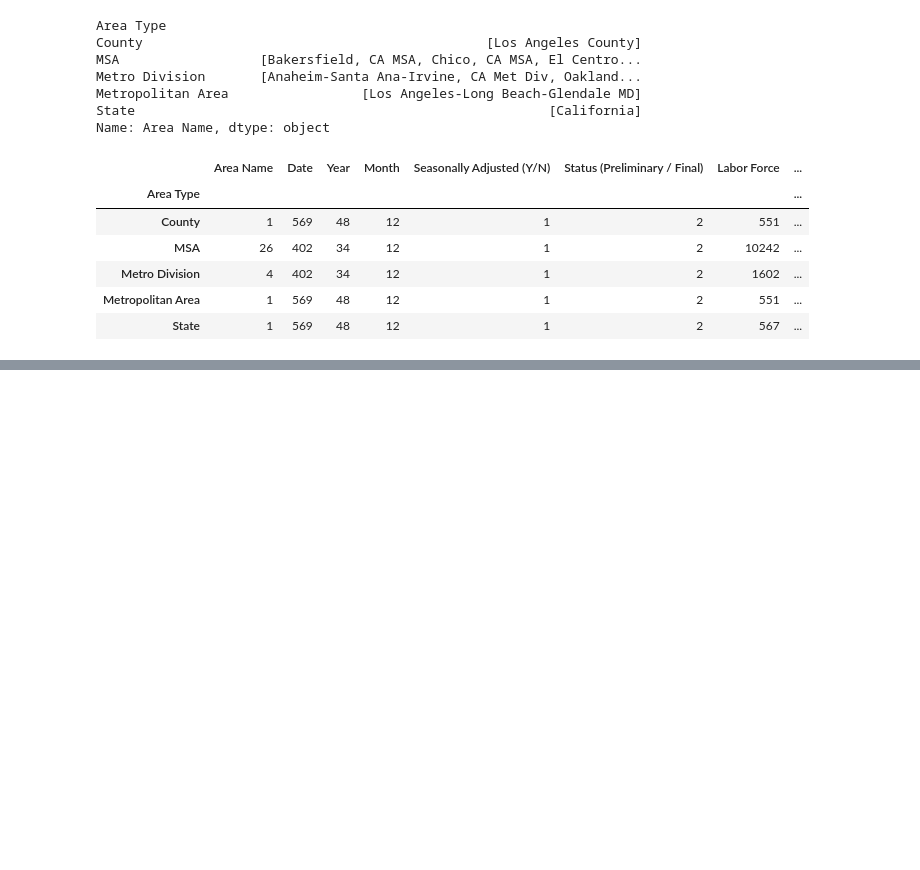
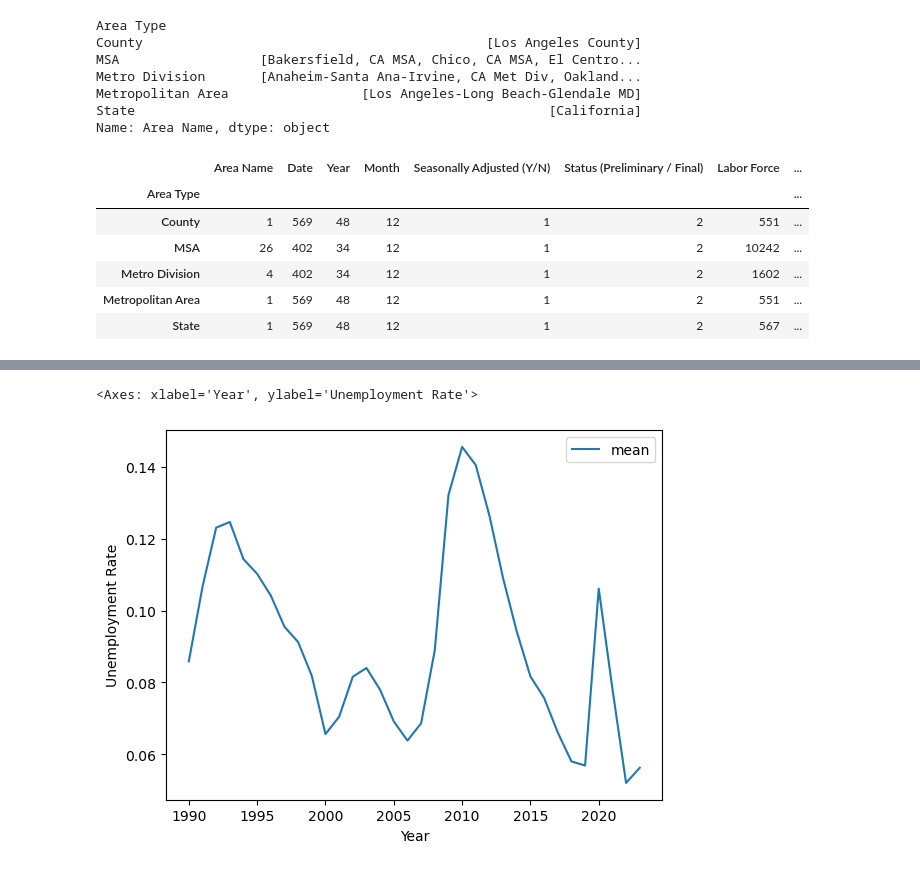
Before and after one commit to Tinashe-04/LocalAreaUnemploymentStatistics, a Jupyter notebook: Local Area Unemployment Stats.ipynb, the cells around one changed output, grey strips where cells are left out. Cells and saved outputs as stored; diff of their text form; code cells hidden in the pictures; blank space fills up the shorter version.

```diff
--- a/Local Area Unemployment Stats.ipynb
+++ b/Local Area Unemployment Stats.ipynb
@@ -192,0 +244,7 @@ seasonally_adjusted_df.groupby('Area Type')['Area Name'].nunique().plot(kind='ba
+# %%
+# let's make it a line plot to see how much neater it will be
+
+msa_mean.plot(xlabel='Year', ylabel='Unemployment Rate')
+# %% [output]
+<Axes: xlabel='Year', ylabel='Unemployment Rate'>
+[figure, added]
```
Also changed, not shown: parts of 10 cells of this notebook.
